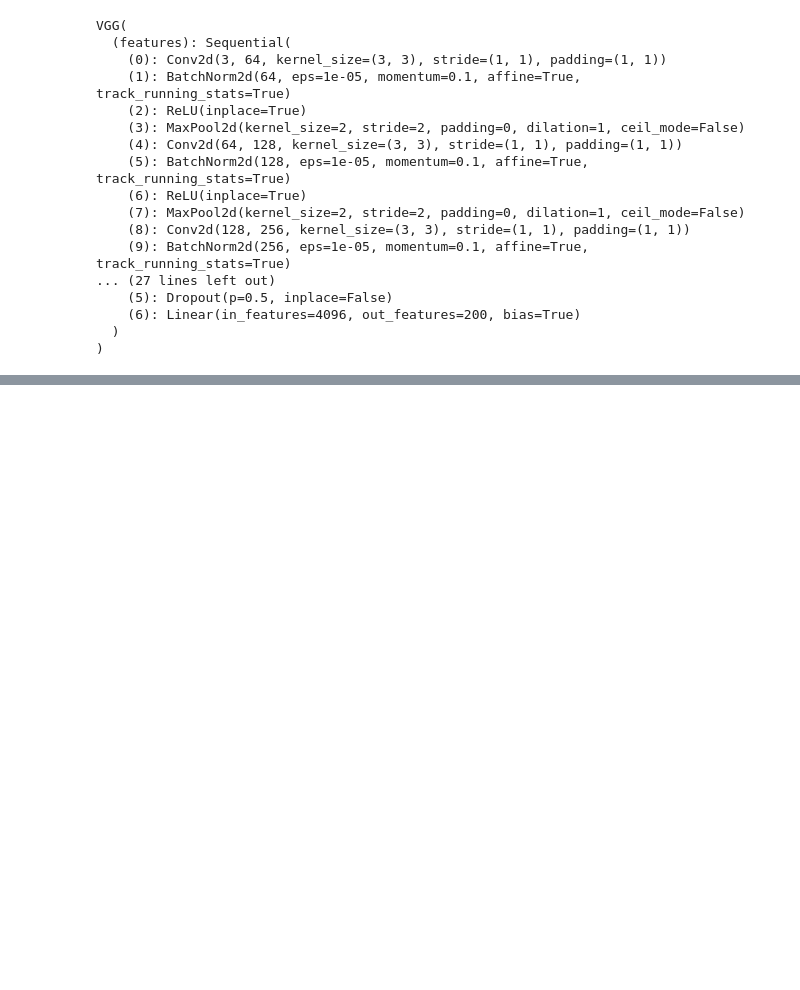
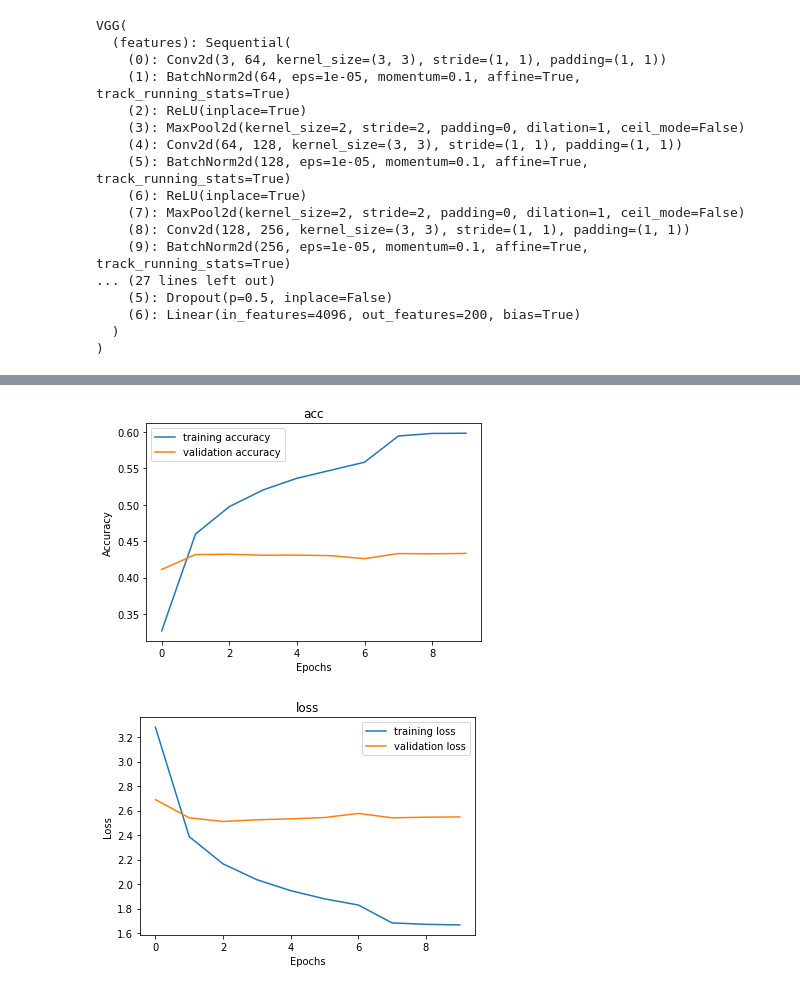
Before and after one commit to ahadrauf2020/yolo9000, a Jupyter notebook: kei-resnet-vgg.ipynb, the cells around one changed output, grey strips where cells are left out. Cells and saved outputs as stored; diff of their text form; code cells hidden in the pictures; blank space fills up the shorter version.

```diff
--- a/kei-resnet-vgg.ipynb
+++ b/kei-resnet-vgg.ipynb
@@ -46,10 +47,9 @@ data_dir = './data/tiny-imagenet-200'
 num_classes = 200
 
 # Create the training data generator
-batch_size = 32
+batch_size = 500
 im_height = 64
 im_width = 64
-num_epochs = 1
 
 data_transforms = transforms.Compose([
     transforms.ToTensor(),
@@ -64,17 +64,18 @@ image_datasets = {
 }
 
 phases = ['train', 'val', 'test']
-num_workers = {
-    'train' : 0,
-    'val'   : 0,
-    'test'  : 0
-}
 
-dataloaders = {x: DataLoader(image_datasets[x], batch_size=batch_size, shuffle=True,
-                             num_workers=num_workers[x]) for x in phases}
+
+# subset_indices = np.random.permutation(range(100))
+# dataloaders = {x: DataLoader(image_datasets[x], batch_size=batch_size, shuffle=False,
+#                              sampler=SubsetRandomSampler(subset_indices)) for x in phases}
+
+dataloaders = {'train': DataLoader(image_datasets['train'], batch_size=batch_size, shuffle=True),
+              'val': DataLoader(image_datasets['val'], batch_size=batch_size, shuffle=True),
+              'test': DataLoader(image_datasets['test'], batch_size=batch_size, shuffle=False)}
 dataset_sizes = {x: len(image_datasets[x]) for x in phases}
 class_names = image_datasets['train'].classes
 device = torch.device("cuda:0" if torch.cuda.is_available() else "cpu")
-
+print(dataloaders['train'])
 print(dataset_sizes)
 # %% [output]
@@ -308,0 +434,8 @@ Inception3(
+# %%
+dense_model = torchvision.models.densenet169(pretrained=True)
+# %%
+for param in dense_model.parameters():
+    param.requires_grad = False
+num_ftrs = dense_model.classifier.in_features
+dense_model.classifier = nn.Linear(num_ftrs, num_classes)
+dense_model.eval()
@@ -309,8 +460,6 @@ Inception3(
 # %%
-# inc_model.fc = nn.Linear(num_ftrs, num_classes)
-# inc_model = inc_model.to(device)
-# criterion = nn.CrossEntropyLoss()
-# optimizer_ft = optim.Adam(inc_model.parameters(), lr=0.01)
-# # optimizer_ft = optim.SGD(inc_model.parameters(), lr=0.01, momentum=0.9)
-# exp_lr_scheduler = lr_scheduler.StepLR(optimizer_ft, step_size=2, gamma=0.1)
-# inc_model, vgg_tr_acc, vgg_val_acc = train_model(inc_model, criterion, optimizer_ft, exp_lr_scheduler, num_epochs=10)
+dense_model = dense_model.to(device)
+criterion = nn.CrossEntropyLoss()
+optimizer_ft = optim.Adam(filter(lambda p: p.requires_grad, dense_model.parameters()), lr=0.001)
+exp_lr_scheduler = lr_scheduler.StepLR(optimizer_ft, step_size=7, gamma=0.1)
+dense_model, tr_acc, val_acc, tr_loss, val_loss = train_model(dense_model, criterion, optimizer_ft, exp_lr_scheduler, num_epochs=10)
@@ -316,0 +484,7 @@ Inception3(
+# %%
+torch.save(dense_model.state_dict(), './models/dense169_model_state_dict.pt')
+plot_result(range(10), tr_acc, val_acc, 'acc', 'Accuracy')
+plot_result(range(10), tr_loss, val_loss, 'loss', 'Loss')
+# %% [output]
+[figure, added]
+[figure, added]
```
Also changed, not shown: parts of 19 cells of this notebook, 1 other file.
